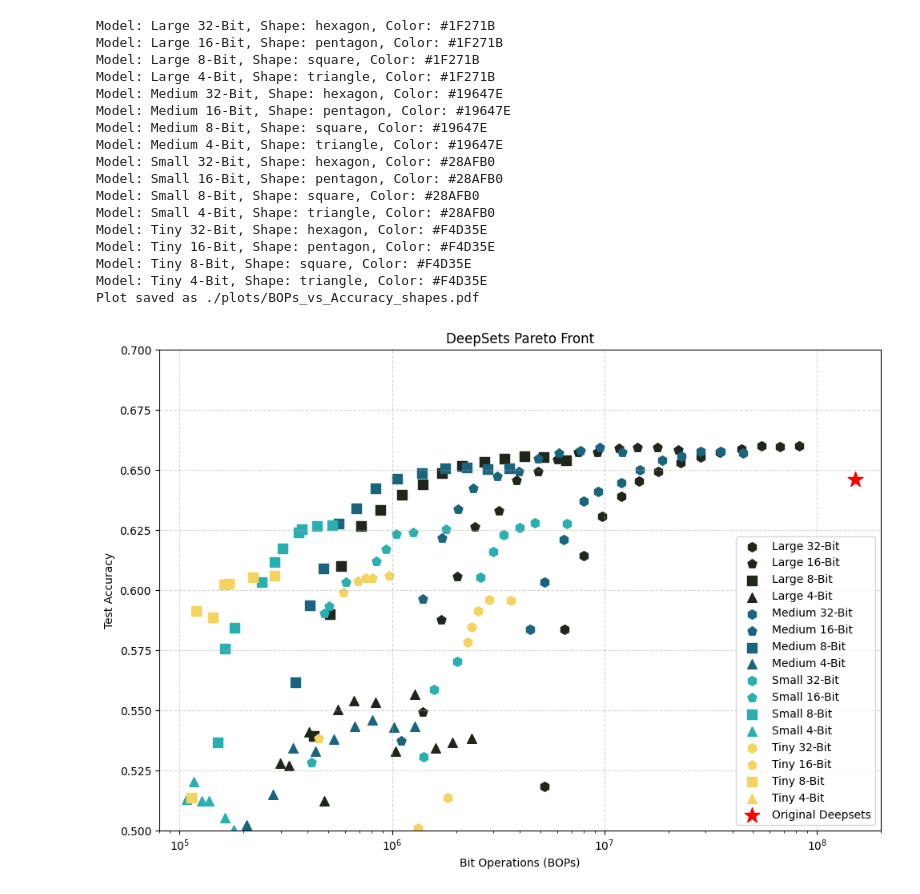
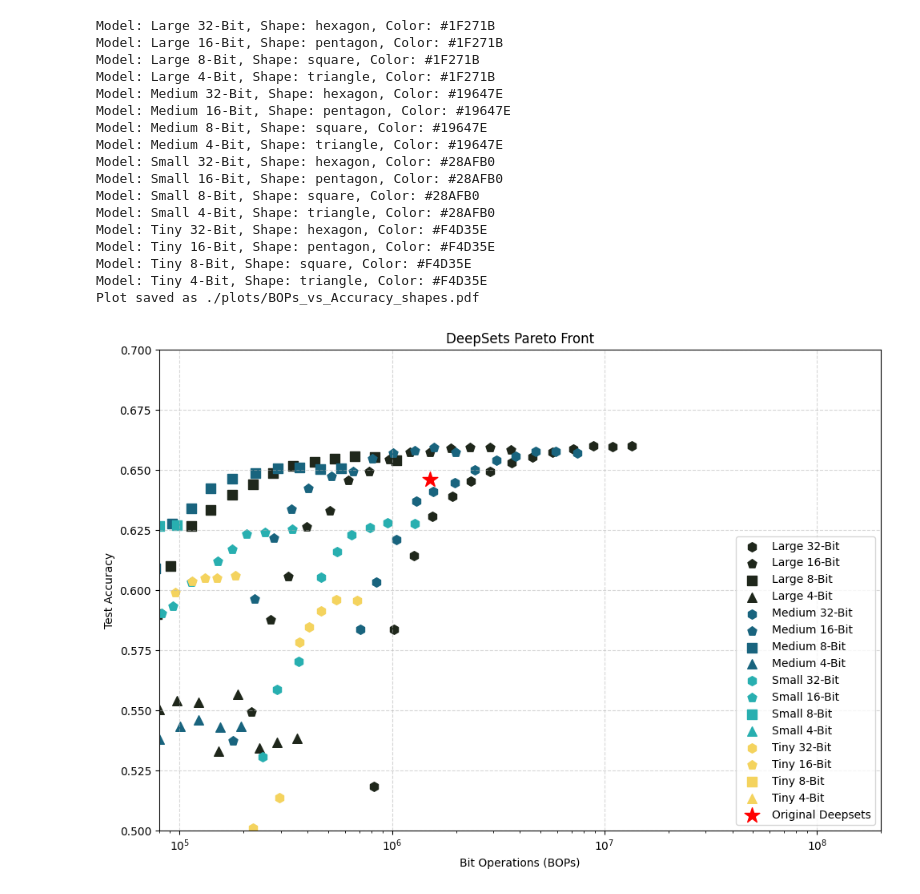
Before and after one commit to fastmachinelearning/Morph, a Jupyter notebook: Saving_BOPS4.ipynb, the cells around one changed output. Cells and saved outputs as stored; diff of their text form; code cells hidden in the pictures.

```diff
--- a/Saving_BOPS4.ipynb
+++ b/Saving_BOPS4.ipynb
@@ -31,26 +31,26 @@ def get_linear_bops(in_features, out_features, sparsity, bit_width=32):
 def calculate_model_bops(model_name, phi_sparsities, rho_sparsities, bit_width):
     model_architectures = {
         'Large': {
-            'phi': [(3*8, 32*8), (32*8, 32*8)],
+            'phi': [(3, 32), (32, 32)],
             'rho': [(32, 32), (32, 64), (64, 5)]
         },
         'Medium': {
-            'phi': [(3*8, 32*8), (32*8, 16*8)],
+            'phi': [(3, 32), (32, 16)],
             'rho': [(16, 64), (64, 8), (8, 32), (32, 5)]
         },
         'Small': {
-            'phi': [(3*8, 8*8), (8*8, 8*8)],
+            'phi': [(3, 8), (8, 8)],
             'rho': [(8, 16), (16, 16), (16, 5)]
         },
         'Tiny': {
-            'phi': [(3*8, 16*8)],
+            'phi': [(3, 16)],
             'rho': [(16, 8), (8, 8), (8, 4), (4, 5)]
         }
     }
 
     #Deepsets original architecture
     Deepsets = {
-        'phi': [(3*8, 32*8), (32*8, 32*8), (32*8, 32*8)],
+        'phi': [(3, 32), (32, 32), (32, 32)],
         'rho': [(32, 16), (16, 5)]
     }
 
@@ -59,7 +59,7 @@ def calculate_model_bops(model_name, phi_sparsities, rho_sparsities, bit_width):
     total_bops = 0
 
     for (in_features, out_features), sparsity in zip(architecture['phi'], phi_sparsities):
-        total_bops += get_linear_bops(in_features, out_features, sparsity, bit_width)
+        total_bops += get_linear_bops(in_features, out_features, sparsity, bit_width)*8
 
     for (in_features, out_features), sparsity in zip(architecture['rho'], rho_sparsities):
         total_bops += get_linear_bops(in_features, out_features, sparsity, bit_width)
@@ -69,14 +69,14 @@ def calculate_model_bops(model_name, phi_sparsities, rho_sparsities, bit_width):
 
 def calculate_original_deepsets_bops(bit_width=32):
     Deepsets = {
-        'phi': [(3*8, 32*8), (32*8, 32*8), (32*8, 32*8)],
+        'phi': [(3, 32), (32, 32), (32, 32)],
         'rho': [(32, 16), (16, 5)]
     }
 
     total_bops = 0
 
     for in_features, out_features in Deepsets['phi']:
-        total_bops += get_linear_bops(in_features, out_features, sparsity=0, bit_width=bit_width)
+        total_bops += get_linear_bops(in_features, out_features, sparsity=0, bit_width=bit_width)*8
 
     for in_features, out_features in Deepsets['rho']:
         total_bops += get_linear_bops(in_features, out_features, sparsity=0, bit_width=bit_width)
@@ -84,7 +84,7 @@ def calculate_original_deepsets_bops(bit_width=32):
     return total_bops
 
 # Calculate BOPs for the original Deepsets model
-original_deepsets_bops = calculate_original_deepsets_bops()
+original_deepsets_bops = calculate_original_deepsets_bops(8)
 print(f"Original Deepsets BOPs: {original_deepsets_bops:.2e}")
 
 
@@ -148,6 +148,8 @@ def extract_data(file_path):
 
 file_path = './combined_deepsets_Compress_Aug7.txt'
 extracted_data = extract_data(file_path)
+# print(extracted_data.keys())
 
-print(1.51e+08/1e6)
+
+print(1.21e+07/1e6)
 # %% [output]
@@ -417,7 +290,7 @@ def plot_bops_vs_accuracy(data, output_folder='./plots'):
 
 
     # Add the original Deepsets model point
-    original_deepsets_bops = calculate_original_deepsets_bops()
+    original_deepsets_bops = calculate_original_deepsets_bops(8)
     plt.scatter(original_deepsets_bops, 0.646, label='Original Deepsets',
                 marker='*', color='red', s=200, zorder=5)
 
@@ -430,32 +303,32 @@ def plot_bops_vs_accuracy(data, output_folder='./plots'):
     plt.xlim(8e4,2e8)
     plt.ylim(0.5, 0.7)
 
     plt.tight_layout()
-    plt.savefig(f'{output_folder}/BOPs_vs_Accuracy_coloredAug27.pdf', dpi=300, bbox_inches='tight')
+    plt.savefig(f'{output_folder}/BOPs_vs_Accuracy_coloredSep2.pdf', dpi=300, bbox_inches='tight')
     print(f"Plot saved as {output_folder}/BOPs_vs_Accuracy_shapes.pdf")
 
     plt.show()
 extracted_data = extract_data(file_path)
 plot_bops_vs_accuracy(extracted_data)
 
 
 #Change the color scheme to be these colors instead: 353535, 6d597a, e56b6f, eaac8b
 # %% [output]
 Model: Large 32-Bit, Shape: hexagon, Color: #1F271B
 Model: Large 16-Bit, Shape: pentagon, Color: #1F271B
 Model: Large 8-Bit, Shape: square, Color: #1F271B
 Model: Large 4-Bit, Shape: triangle, Color: #1F271B
 Model: Medium 32-Bit, Shape: hexagon, Color: #19647E
 Model: Medium 16-Bit, Shape: pentagon, Color: #19647E
 Model: Medium 8-Bit, Shape: square, Color: #19647E
 Model: Medium 4-Bit, Shape: triangle, Color: #19647E
 Model: Small 32-Bit, Shape: hexagon, Color: #28AFB0
 Model: Small 16-Bit, Shape: pentagon, Color: #28AFB0
 Model: Small 8-Bit, Shape: square, Color: #28AFB0
 Model: Small 4-Bit, Shape: triangle, Color: #28AFB0
 Model: Tiny 32-Bit, Shape: hexagon, Color: #F4D35E
 Model: Tiny 16-Bit, Shape: pentagon, Color: #F4D35E
 Model: Tiny 8-Bit, Shape: square, Color: #F4D35E
 Model: Tiny 4-Bit, Shape: triangle, Color: #F4D35E
 Plot saved as ./plots/BOPs_vs_Accuracy_shapes.pdf
-[figure, old version]
+[figure, new version]
```
Also changed, not shown: parts of 4 cells of this notebook, 1 other file.
